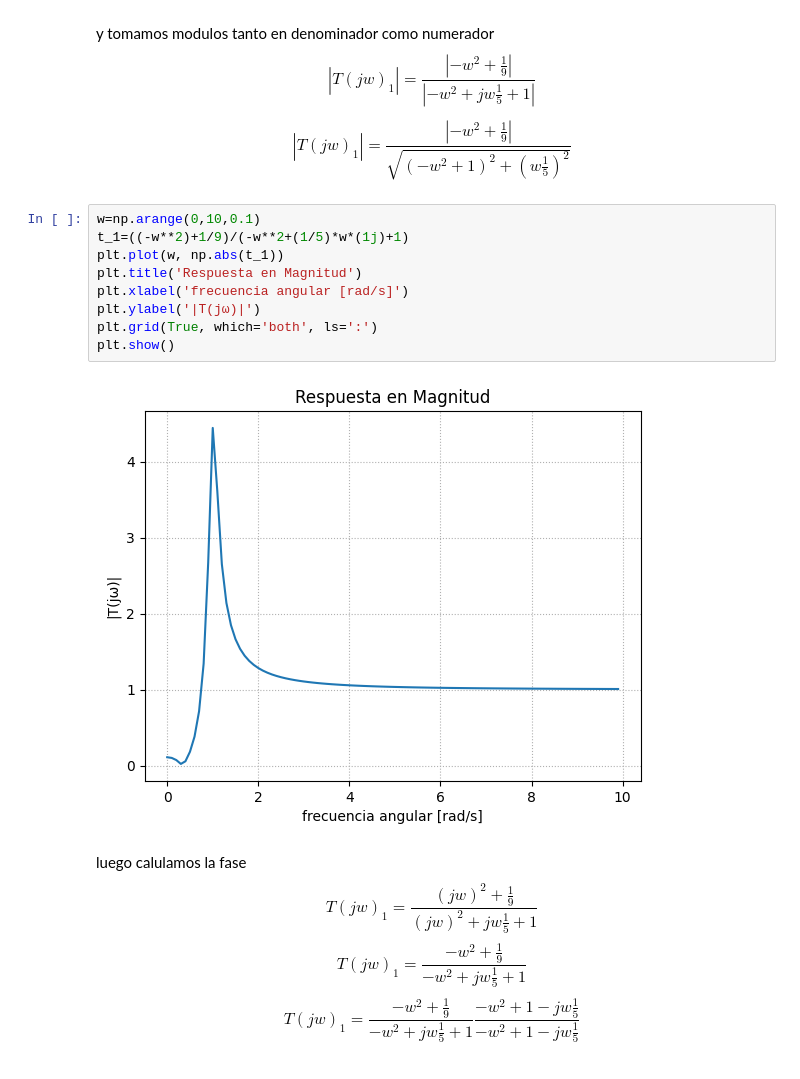
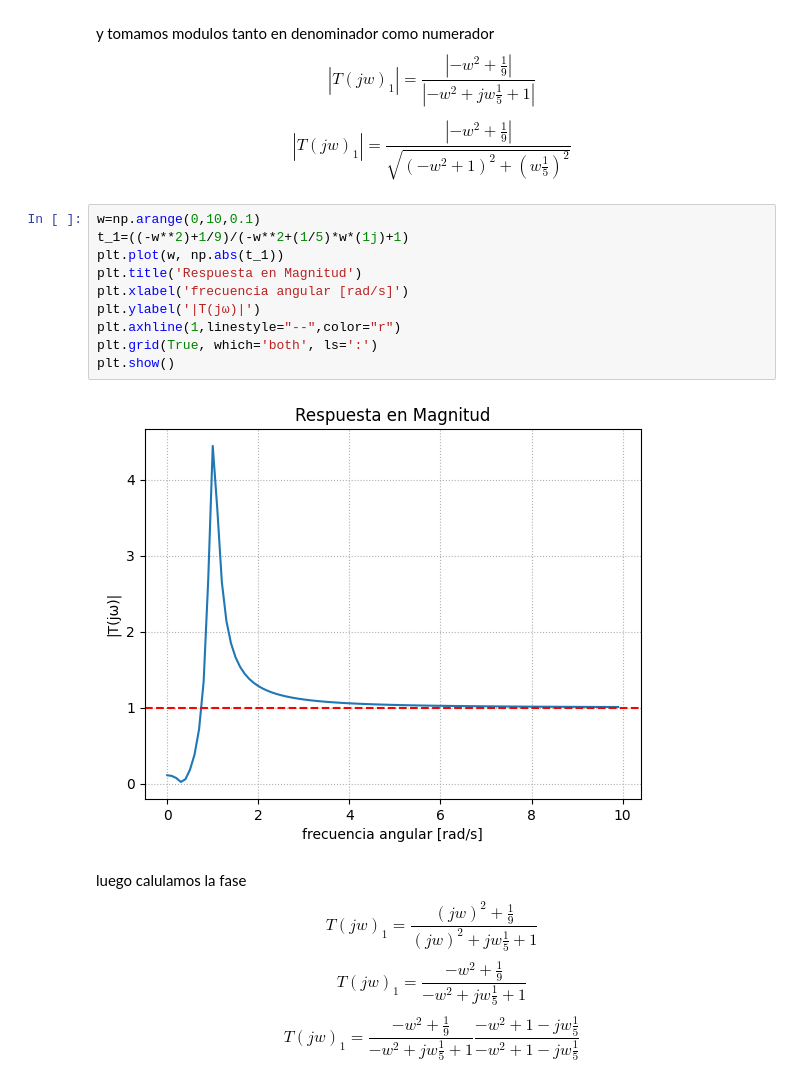
Before and after one commit to Subpion/AyPdS, a Jupyter notebook: Ts6/TS6.ipynb, the cells around one changed output. Cells and saved outputs as stored; diff of their text form.

```diff
--- a/Ts6/TS6.ipynb
+++ b/Ts6/TS6.ipynb
@@ -285,14 +288,15 @@ y tomamos modulos tanto en denominador como numerador
 # %%
 w=np.arange(0,10,0.1)
 t_1=((-w**2)+1/9)/(-w**2+(1/5)*w*(1j)+1)
 plt.plot(w, np.abs(t_1))
 plt.title('Respuesta en Magnitud')
 plt.xlabel('frecuencia angular [rad/s]')
 plt.ylabel('|T(jω)|')
+plt.axhline(1,linestyle="--",color="r")
 plt.grid(True, which='both', ls=':')
 plt.show()
 # %% [output]
-[figure, old version]
+[figure, new version]
 # %% [markdown]
 luego calulamos la fase
 \begin{equation}
```
Also changed, not shown: parts of 7 cells of this notebook.
